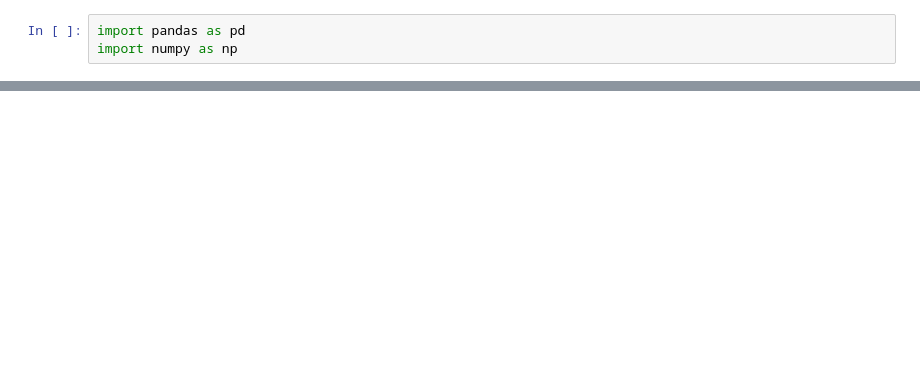
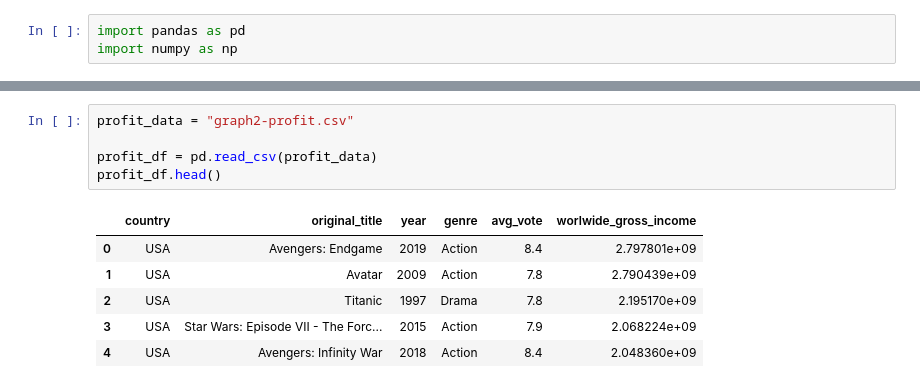
Before and after one commit to LP-116/Project-3, a Jupyter notebook: Route_code.ipynb, the cells around one changed output, grey strips where cells are left out. Drawn from its saved outputs; the diff is of its cells as text; blank space fills up the shorter version.

Commit message:
transforming csv files for graphs

```diff
--- a/Route_code.ipynb
+++ b/Route_code.ipynb
@@ -30 +43,13 @@ movie_df.to_dict('records')
  ...]
+# %%
+profit_data = "graph2-profit.csv"
+
+profit_df = pd.read_csv(profit_data)
+profit_df.head()
+# %% [output]
+|  | country | original_title | year | genre | avg_vote | worlwide_gross_income |
+| 0 | USA | Avengers: Endgame | 2019 | Action | 8.4 | 2.797801e+09 |
+| 1 | USA | Avatar | 2009 | Action | 7.8 | 2.790439e+09 |
+| 2 | USA | Titanic | 1997 | Drama | 7.8 | 2.195170e+09 |
+| 3 | USA | Star Wars: Episode VII - The Forc... | 2015 | Action | 7.9 | 2.068224e+09 |
+| 4 | USA | Avengers: Infinity War | 2018 | Action | 8.4 | 2.048360e+09 |
```
Also changed, not shown: parts of 3 cells of this notebook, 5 other files.
